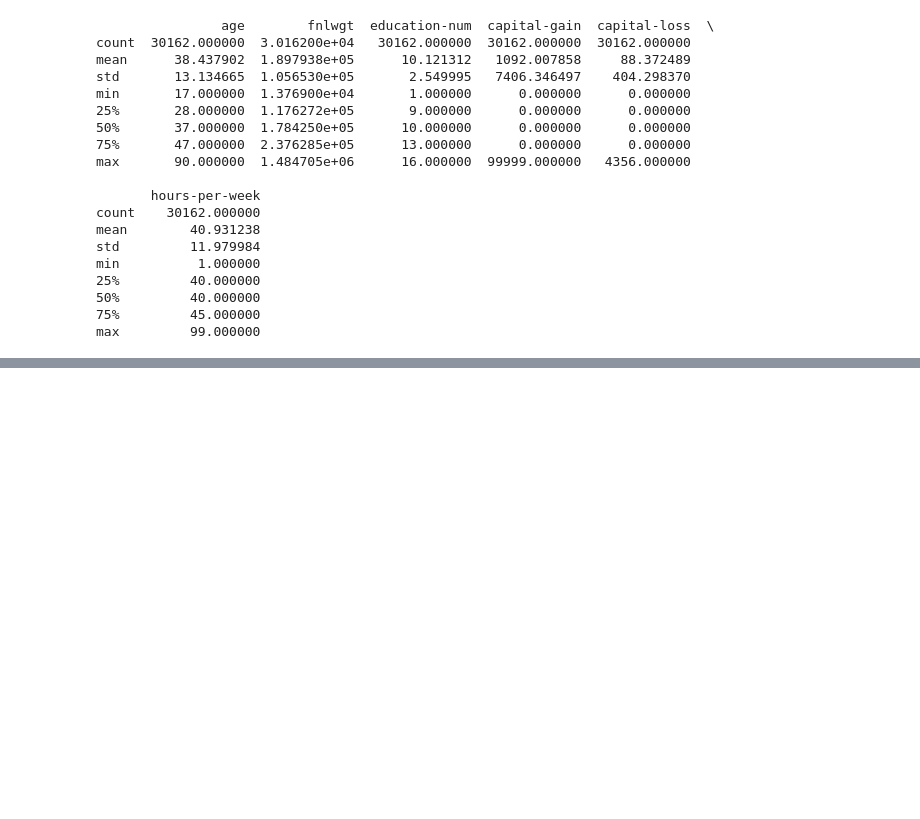
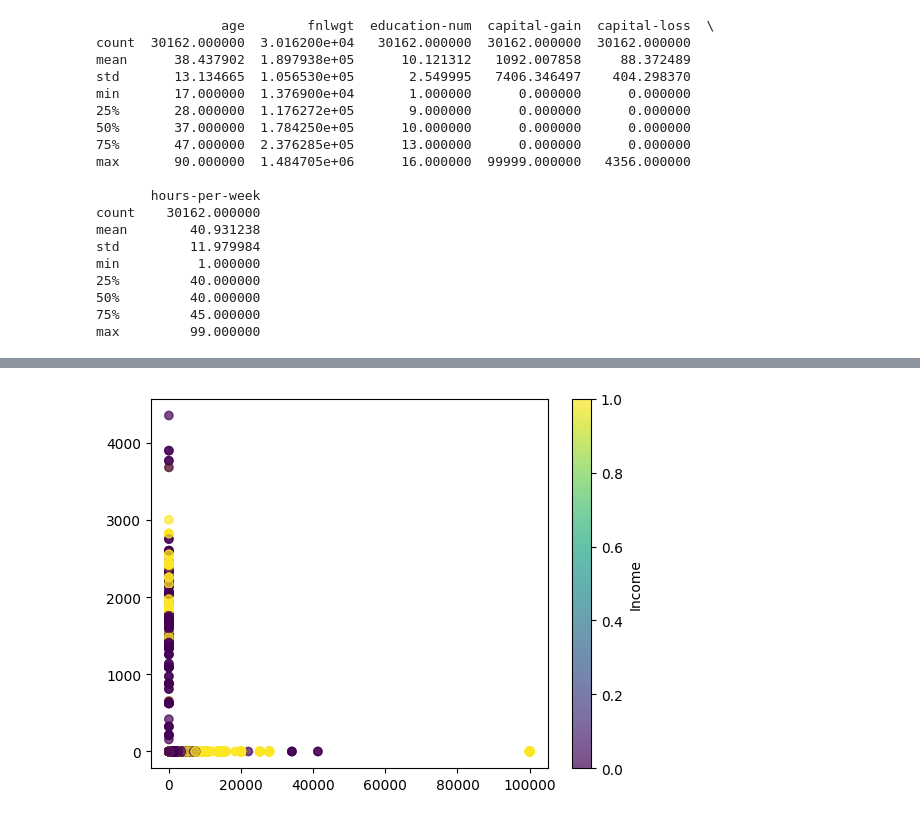
Before and after one commit to Marty808s/STATNICE-SZZ-PB_SZZ-VB, a Jupyter notebook: PI/USU/USU_2.ipynb, the cells around one changed output, grey strips where cells are left out. Saved outputs shown, nothing was run; the diff lists cells and outputs as text; code cells hidden in the pictures; blank space fills up the shorter version.

```diff
--- a/PI/USU/USU_2.ipynb
+++ b/PI/USU/USU_2.ipynb
@@ -212,3 +277,24 @@ max         99.000000
+# %%
+# scatter s cmap - barvama podle 3. proměnné - jenom abych veděl jak cca
+from sklearn.preprocessing import LabelEncoder
+
+le = LabelEncoder()
+income_numeric = le.fit_transform(adults["income"]) #převedu na num
+
+plt.scatter(
+    x=adults["capital-gain"],
+    y=adults["capital-loss"],
+    c=income_numeric,
+    cmap="viridis",
+    alpha=0.7
+)
+plt.colorbar(label="Income")
+#plt.xlabel("Sex")
+#plt.ylabel("Age")
+#plt.title("Age vs Sex colored by Income")
+plt.show()
+# %% [output]
+[figure, added]
 # %%
 dummy_x = range(0,adults.shape[0])
 plt.bar(dummy_x,adults["capital-loss"])
```
Also changed, not shown: parts of 15 cells of this notebook.
